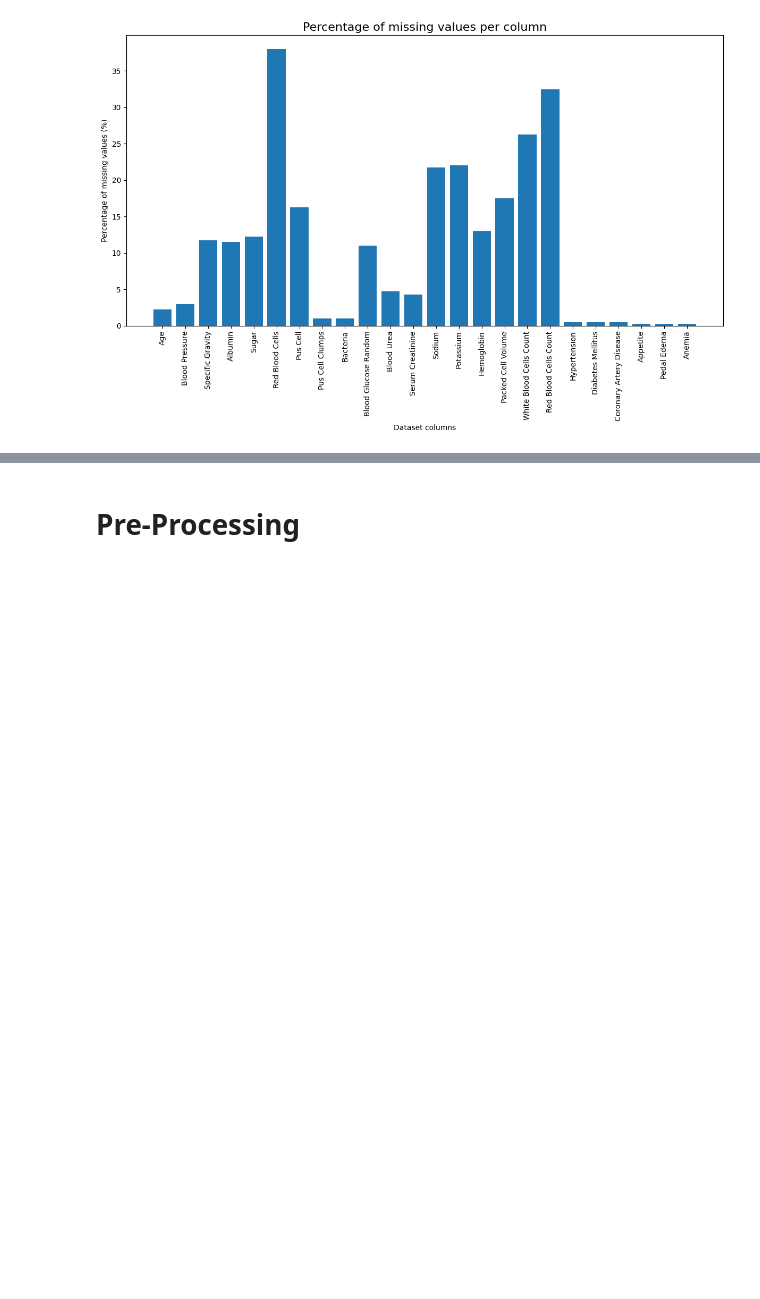
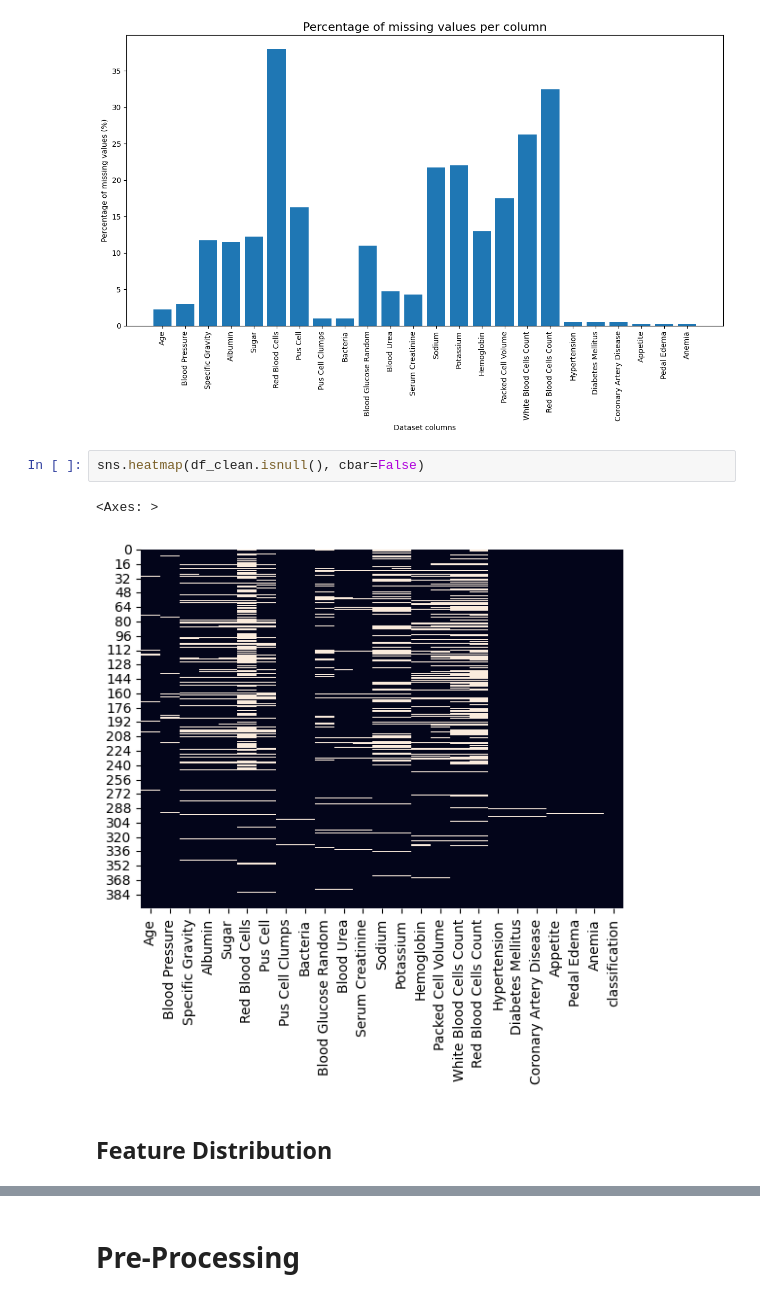
Before and after one commit to hepi1911/ML, a Jupyter notebook: Project_Machine_Learning.ipynb, the cells around one changed output, grey strips where cells are left out. Drawn from its saved outputs; the diff is of its cells as text; blank space fills up the shorter version.

```diff
--- a/Project_Machine_Learning.ipynb
+++ b/Project_Machine_Learning.ipynb
@@ -124,4 +131,11 @@ plt.tight_layout()
 plt.savefig('missing_values.png')
 # %% [output]
 [figure]
+# %%
+sns.heatmap(df_clean.isnull(), cbar=False)
+# %% [output]
+<Axes: >
+[figure, added]
+# %% [markdown]
+## Feature Distribution
 # %% [markdown]
```
Also changed, not shown: parts of 21 cells of this notebook.
